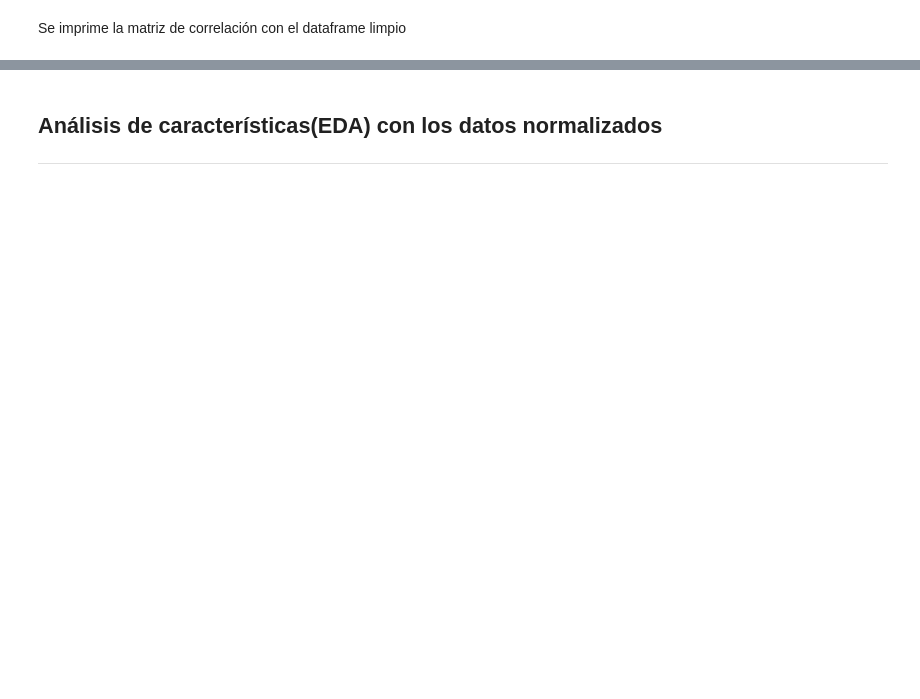
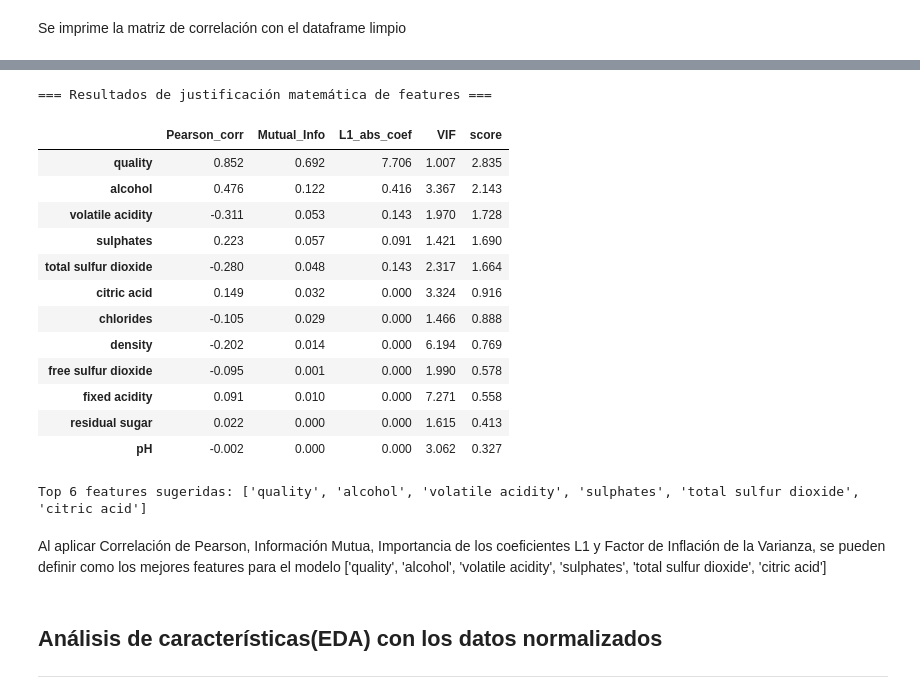
Before and after one commit to JosePablo-Tec/RegresionLogistica, a Jupyter notebook: RegresionLogistica.ipynb, the cells around one changed output, grey strips where cells are left out. Drawn from its saved outputs; the diff is of its cells as text; code cells hidden in the pictures; blank space fills up the shorter version.

```diff
--- a/RegresionLogistica.ipynb
+++ b/RegresionLogistica.ipynb
@@ -485,3 +479,77 @@ ya sea que a medida de como aumente su relación con mejorar el target
+# %%
+# Justificación matemática de la selección de features
+
+import pandas as pd
+from sklearn.feature_selection import mutual_info_classif
+from sklearn.linear_model import LogisticRegression
+from statsmodels.stats.outliers_influence import variance_inflation_factor
+
+
+# Usamos los datos normalizados que ya tienes preparados
+X = dftrain_scaled.drop(columns=["target"])
+y = dftrain_scaled["target"]
+
+# 1. Correlación Pearson con target
+pearson_corr = X.apply(lambda col: col.corr(y))
+
+# 2. Mutual Information
+mi = mutual_info_classif(X, y, random_state=42)
+mi_series = pd.Series(mi, index=X.columns)
+
+# 3. Coeficientes de regresión logística con L1
+lr_l1 = LogisticRegression(penalty='l1', solver='liblinear', max_iter=1000, random_state=42)
+lr_l1.fit(X, y)
+coef_abs = pd.Series(np.abs(lr_l1.coef_[0]), index=X.columns)
+
+# 4. VIF para multicolinealidad
+vif_data = pd.DataFrame()
+vif_data["feature"] = X.columns
+vif_data["VIF"] = [variance_inflation_factor(X.values, i) for i in range(X.shape[1])]
+vif_data = vif_data.set_index("feature")["VIF"]
+
+# 5. Consolidar resultados en una tabla
+results = pd.DataFrame({
+    "Pearson_corr": pearson_corr,
+    "Mutual_Info": mi_series,
+    "L1_abs_coef": coef_abs,
+    "VIF": vif_data
+})
+
+# 6. Ordenar por combinación de métricas
+results["score"] = (
+    results["Pearson_corr"].abs() +
+    results["Mutual_Info"].rank(pct=True) +
+    results["L1_abs_coef"].rank(pct=True) -
+    results["VIF"].rank(pct=True) * 0.2  # penalización suave por multicolinealidad
+)
+
+results_sorted = results.sort_values("score", ascending=False)
+
+# Mostrar tabla final
+print("=== Resultados de justificación matemática de features ===")
+display(results_sorted.round(3))
+
+# Sugerencia de las 6 mejores features
+top_features = results_sorted.head(6).index.tolist()
+print("\nTop 6 features sugeridas:", top_features)
+# %% [output]
+=== Resultados de justificación matemática de features ===
+|  | Pearson_corr | Mutual_Info | L1_abs_coef | VIF | score |
+| quality | 0.852 | 0.692 | 7.706 | 1.007 | 2.835 |
+| alcohol | 0.476 | 0.122 | 0.416 | 3.367 | 2.143 |
+| volatile acidity | -0.311 | 0.053 | 0.143 | 1.970 | 1.728 |
+| sulphates | 0.223 | 0.057 | 0.091 | 1.421 | 1.690 |
+| total sulfur dioxide | -0.280 | 0.048 | 0.143 | 2.317 | 1.664 |
+| citric acid | 0.149 | 0.032 | 0.000 | 3.324 | 0.916 |
+| chlorides | -0.105 | 0.029 | 0.000 | 1.466 | 0.888 |
+| density | -0.202 | 0.014 | 0.000 | 6.194 | 0.769 |
+| free sulfur dioxide | -0.095 | 0.001 | 0.000 | 1.990 | 0.578 |
+| fixed acidity | 0.091 | 0.010 | 0.000 | 7.271 | 0.558 |
+| residual sugar | 0.022 | 0.000 | 0.000 | 1.615 | 0.413 |
+| pH | -0.002 | 0.000 | 0.000 | 3.062 | 0.327 |
+Top 6 features sugeridas: ['quality', 'alcohol', 'volatile acidity', 'sulphates', 'total sulfur dioxide', 'citric acid']
+# %% [markdown]
+Al aplicar Correlación de Pearson, Información Mutua, Importancia de los coeficientes L1 y Factor de Inflación de la Varianza, se pueden definir como los mejores features para el modelo ['quality', 'alcohol', 'volatile acidity', 'sulphates', 'total sulfur dioxide', 'citric acid']
 # %% [markdown]
 ## Análisis de características(EDA) con los datos normalizados
 ---
```
Also changed, not shown: parts of 13 cells of this notebook, 3 other files.
